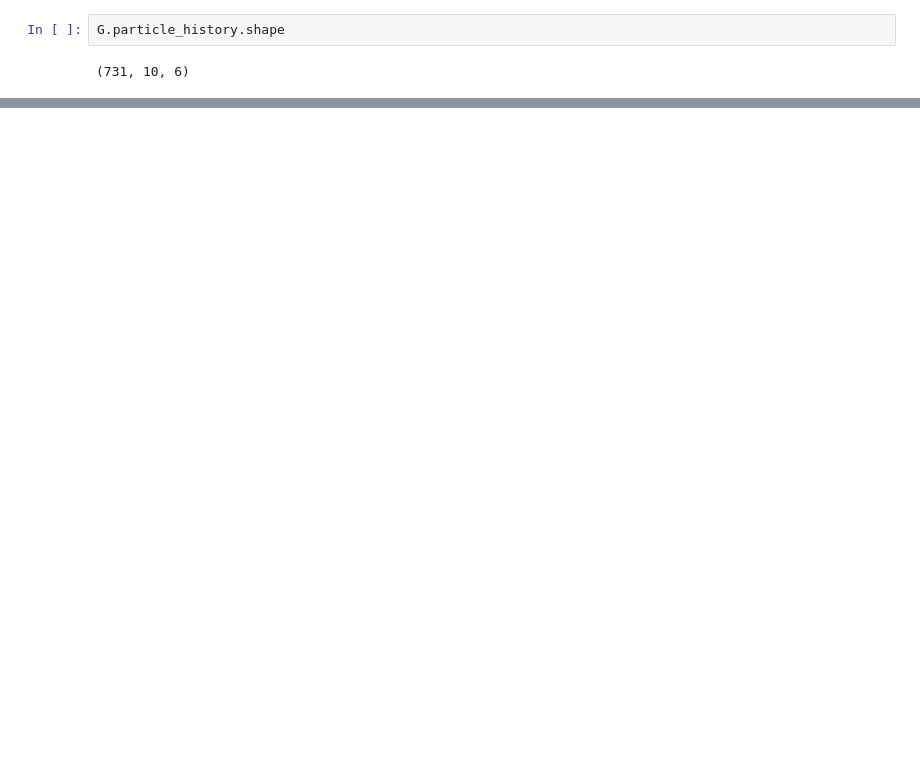
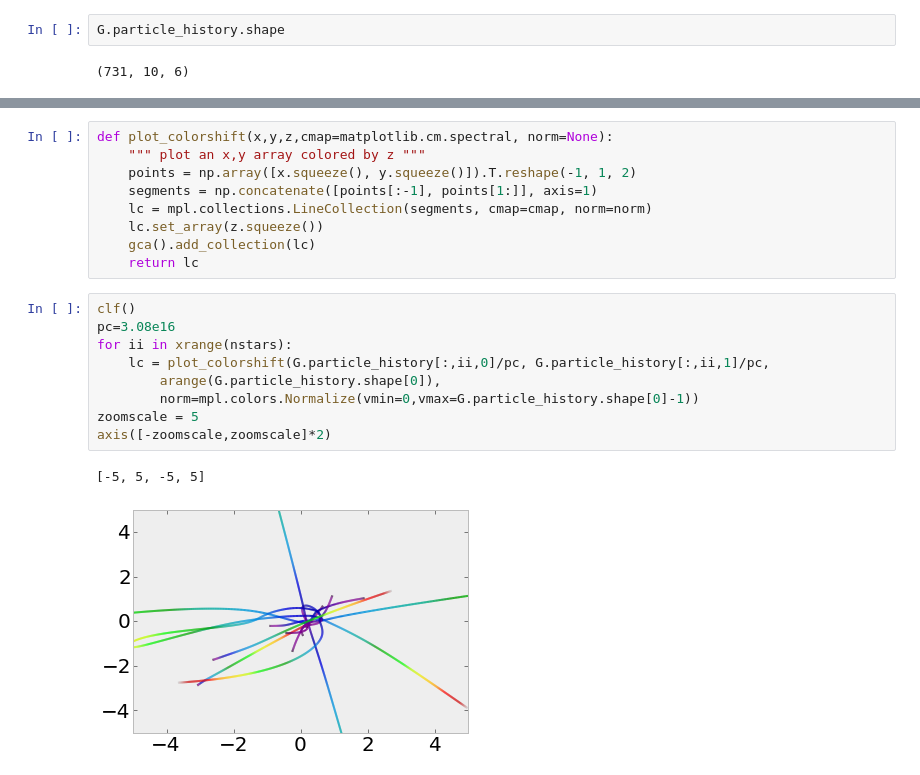
Before and after one commit to hongliliu/astr2600_notebooks, a Jupyter notebook: SamplingFromDistributions.ipynb, the cells around one changed output, grey strips where cells are left out. Drawn from its saved outputs; the diff is of its cells as text; blank space fills up the shorter version.

Commit message:
SamplingFrom now includes colorized lines

```diff
--- a/SamplingFromDistributions.ipynb
+++ b/SamplingFromDistributions.ipynb
@@ -495,0 +482,21 @@ To git@github.com:keflavich/astr2600_notebooks.git
+# %%
+def plot_colorshift(x,y,z,cmap=matplotlib.cm.spectral, norm=None):
+    """ plot an x,y array colored by z """
+    points = np.array([x.squeeze(), y.squeeze()]).T.reshape(-1, 1, 2)
+    segments = np.concatenate([points[:-1], points[1:]], axis=1)
+    lc = mpl.collections.LineCollection(segments, cmap=cmap, norm=norm)
+    lc.set_array(z.squeeze())
+    gca().add_collection(lc)
+    return lc
+# %%
+clf()
+pc=3.08e16
+for ii in xrange(nstars):
+    lc = plot_colorshift(G.particle_history[:,ii,0]/pc, G.particle_history[:,ii,1]/pc,
+        arange(G.particle_history.shape[0]),
+        norm=mpl.colors.Normalize(vmin=0,vmax=G.particle_history.shape[0]-1))
+zoomscale = 5
+axis([-zoomscale,zoomscale]*2)
+# %% [output]
+[-5, 5, -5, 5]
+[figure, added]
```
Also changed, not shown: parts of 22 cells of this notebook.
